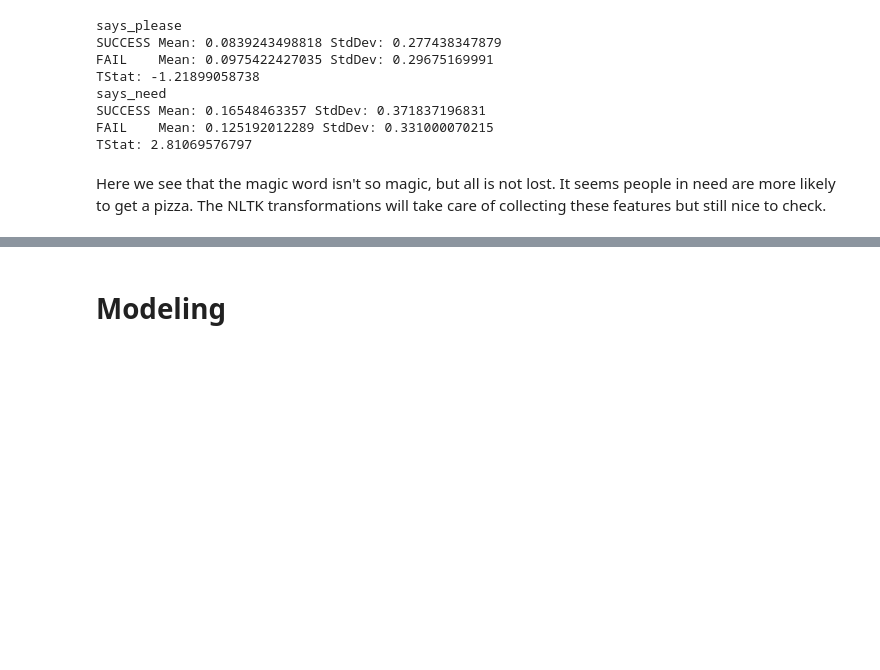
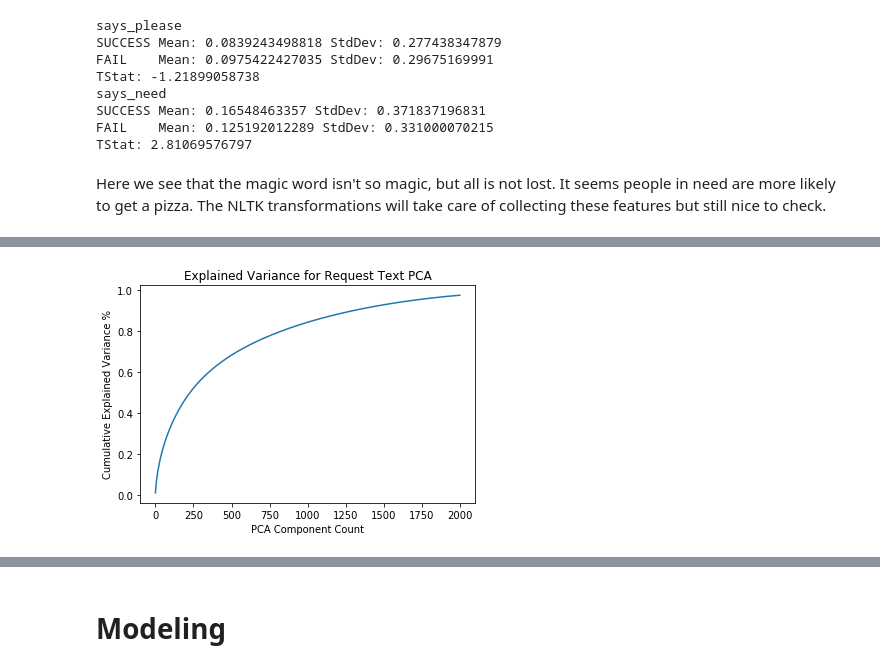
Before and after one commit to mamrotha/2017_Fall_207_KaggleProj, a Jupyter notebook: pizza_project_12.09.2017-2.ipynb, the cells around one changed output, grey strips where cells are left out. Cells and saved outputs as stored; diff of their text form; code cells hidden in the pictures; blank space fills up the shorter version.

```diff
--- a/pizza_project_12.09.2017-2.ipynb
+++ b/pizza_project_12.09.2017-2.ipynb
@@ -416,0 +449,12 @@ We believe that the titles and request body should be treated separately.
+# %%
+text_pca = PCA(2000)
+text_pca.fit(train_request_title_wordvecs.todense())
+np.cumsum(text_pca.explained_variance_ratio_)
+
+plt.plot(np.cumsum(text_pca.explained_variance_ratio_))
+plt.xlabel('PCA Component Count')
+plt.ylabel('Cumulative Explained Variance %')
+plt.title('Explained Variance for Request Text PCA')
+plt.show()
+# %% [output]
+[figure, added]
```
Also changed, not shown: parts of 7 cells of this notebook.
